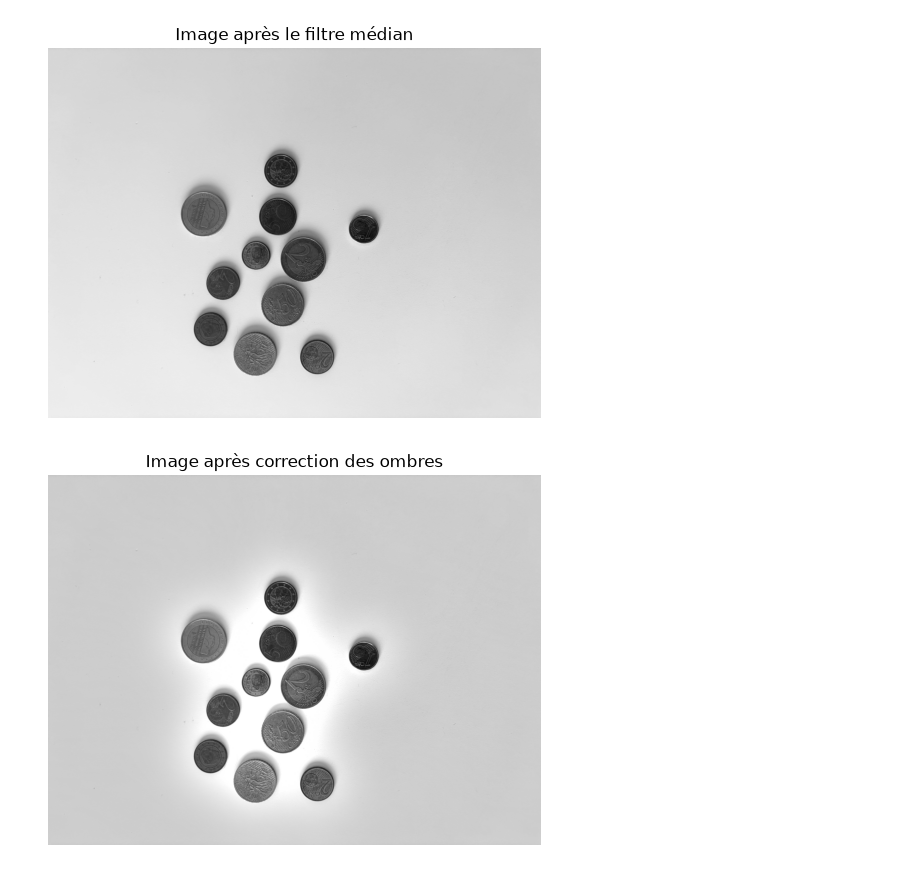
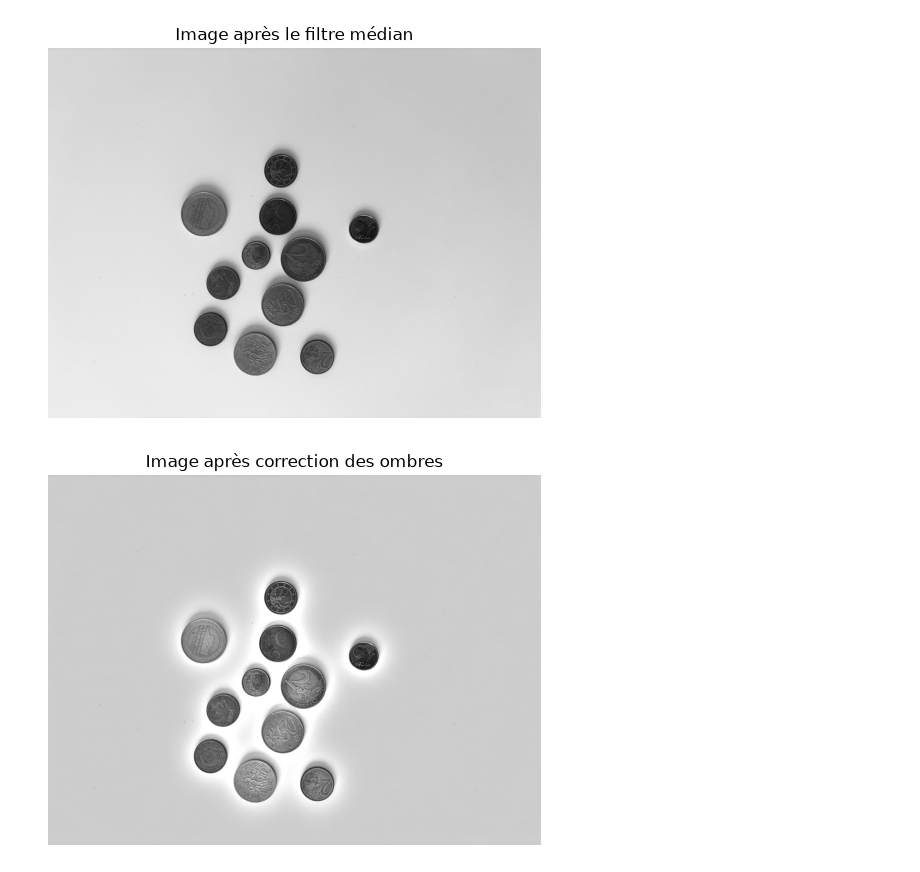
Before and after one commit to GraindeRiz/signaux_monnaie, a Jupyter notebook: main.ipynb, the cells around one changed output. Saved outputs shown, nothing was run; the diff lists cells and outputs as text; code cells hidden in the pictures.

```diff
--- a/main.ipynb
+++ b/main.ipynb
@@ -57,14 +57,14 @@ plt.axis("off");
 # %%
 # Estimer l’éclairage et corriger les ombres
 
 from modules.flou_gaussien import corriger_ombres
 
-image_corrigee = corriger_ombres(image_filtree, sigma=300)
+image_corrigee = corriger_ombres(image_filtree, sigma=150)
 plt.imshow(image_corrigee, cmap="gray")
 plt.title("Image après correction des ombres")
 plt.axis("off");
 # %% [output]
-[figure, old version]
+[figure, new version]
 # %%
 # Binariser l’image
 
```
Also changed, not shown: parts of 8 cells of this notebook, 2 other files.
